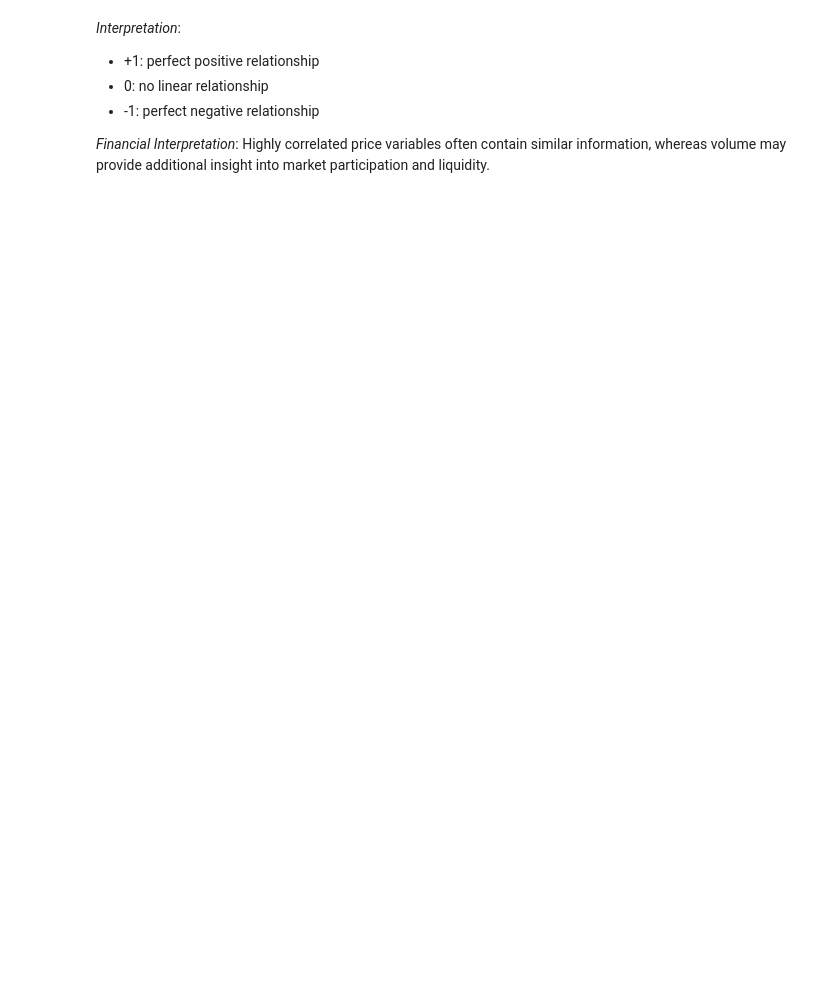
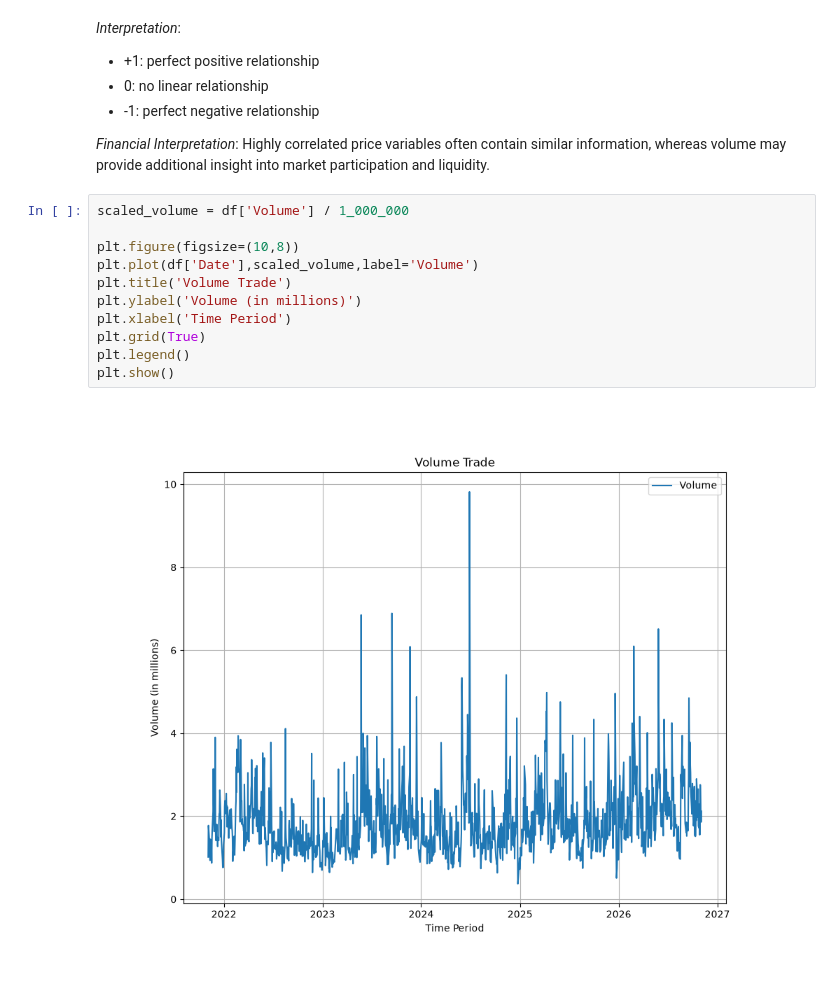
Before and after one commit to aamir-abbas224/Quant-Stock-Analysis, a Jupyter notebook: notebooks/exploratory_data_analysis.ipynb, the cells around one changed output. Cells and saved outputs as stored; diff of their text form; blank space fills up the shorter version.

Commit message:
Expanded exploratory analysis and added visualizations

```diff
--- a/notebooks/exploratory_data_analysis.ipynb
+++ b/notebooks/exploratory_data_analysis.ipynb
@@ -346,3 +336,16 @@ plt.show()
 -  -1: perfect negative relationship
 
 *Financial Interpretation*: Highly correlated price variables often contain similar information, whereas volume may provide additional insight into market participation and liquidity.
+# %%
+scaled_volume = df['Volume'] / 1_000_000
+
+plt.figure(figsize=(10,8))
+plt.plot(df['Date'],scaled_volume,label='Volume')
+plt.title('Volume Trade')
+plt.ylabel('Volume (in millions)')
+plt.xlabel('Time Period')
+plt.grid(True)
+plt.legend()
+plt.show()
+# %% [output]
+[figure, added]
```
Also changed, not shown: parts of 8 cells of this notebook, 4 other files.
